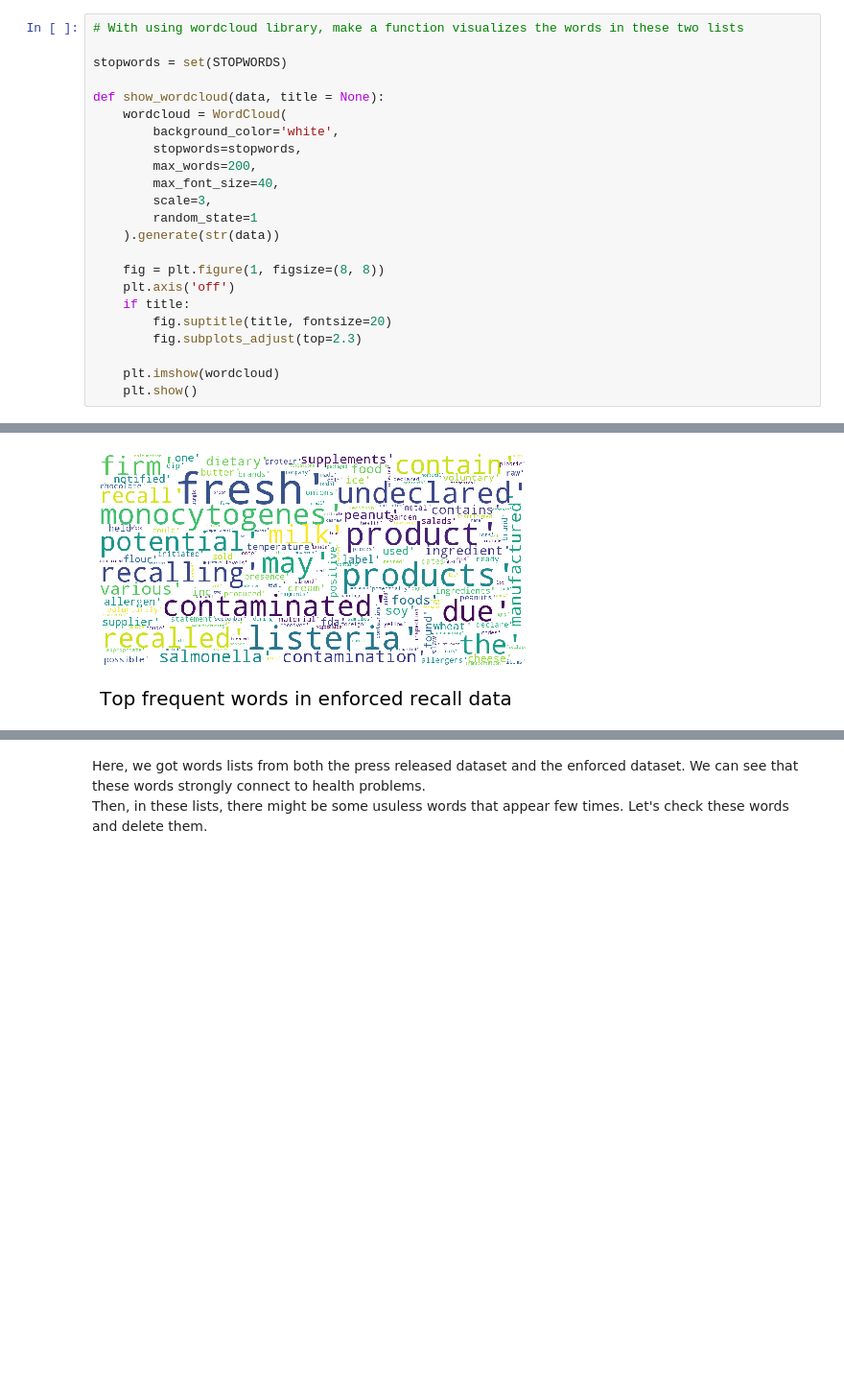
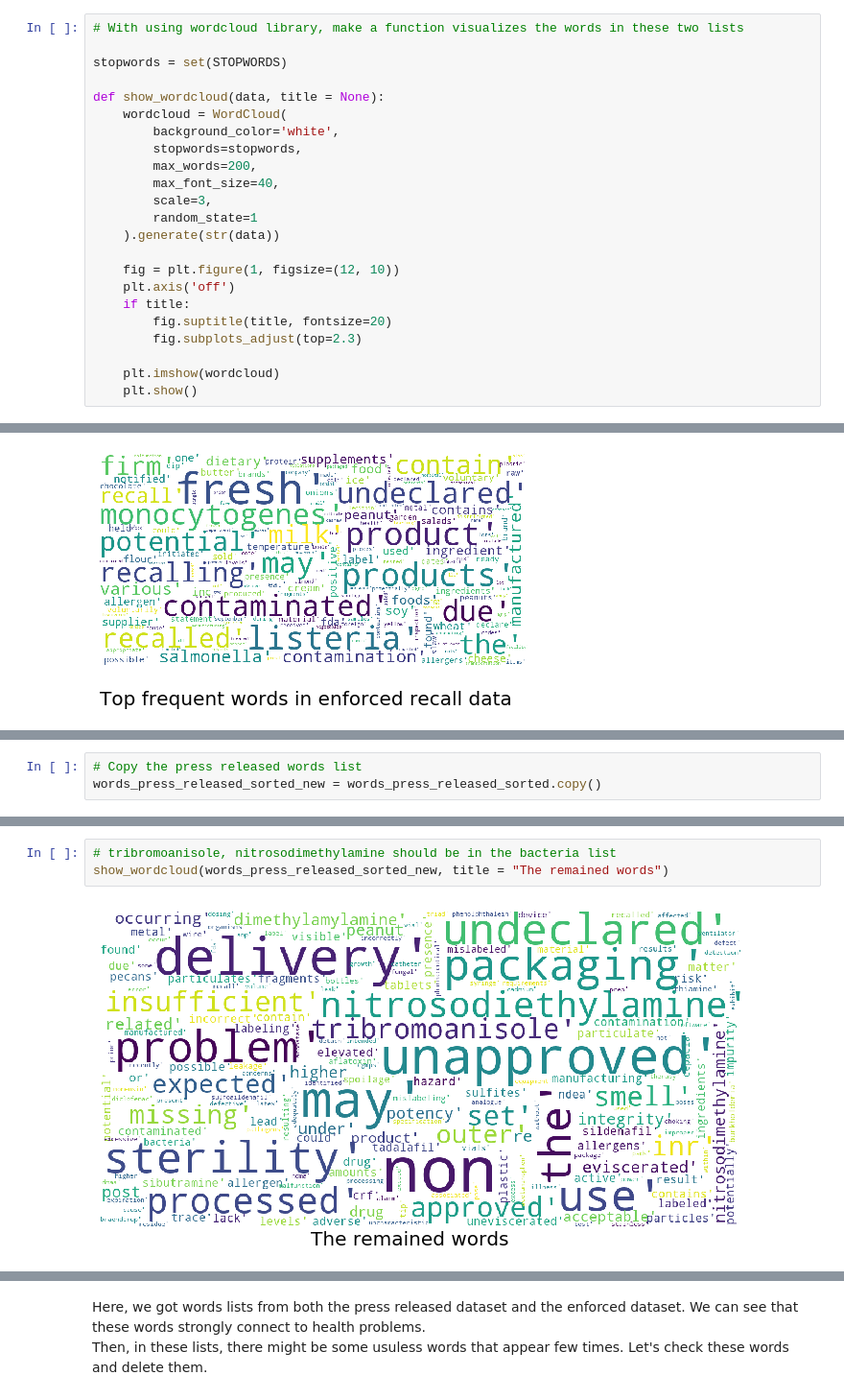
Before and after one commit to KKanakaraj/Amazon-Reviews-Infectious-Disease, a Jupyter notebook: notebooks/FDA_recall_reasons.ipynb, the cells around one changed output, grey strips where cells are left out. Shown: that part at 96% size. Saved outputs shown, nothing was run; the diff lists cells and outputs as text; blank space fills up the shorter version.

Commit message:
modified FDA_recall_reasons.ipynb and add files related to categorizing words to data

```diff
--- a/notebooks/FDA_recall_reasons.ipynb
+++ b/notebooks/FDA_recall_reasons.ipynb
@@ -125,7 +134,7 @@ def show_wordcloud(data, title = None):
         random_state=1
     ).generate(str(data))
 
-    fig = plt.figure(1, figsize=(8, 8))
+    fig = plt.figure(1, figsize=(12, 10))
     plt.axis('off')
     if title:
         fig.suptitle(title, fontsize=20)
@@ -145,0 +263,3 @@ show_wordcloud(words_enforced_sorted[:200], title = "Top frequent words in enfor
+# %%
+# Copy the press released words list
+words_press_released_sorted_new = words_press_released_sorted.copy()
@@ -145,0 +325,5 @@ show_wordcloud(words_enforced_sorted[:200], title = "Top frequent words in enfor
+# %%
+# tribromoanisole, nitrosodimethylamine should be in the bacteria list
+show_wordcloud(words_press_released_sorted_new, title = "The remained words")
+# %% [output]
+[figure, added]
```
Also changed, not shown: parts of 19 cells of this notebook, 14 other files.
